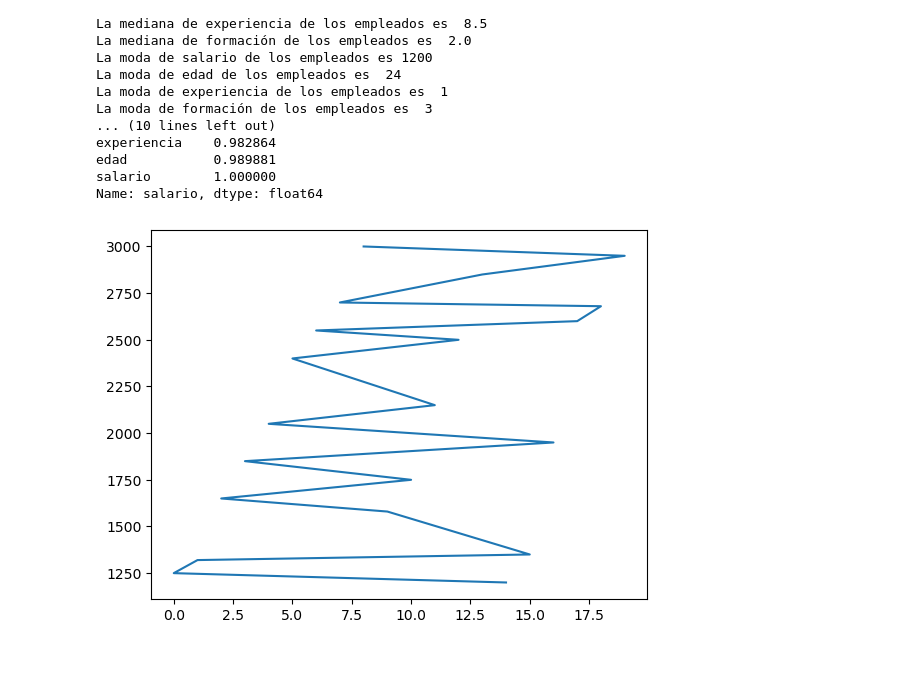
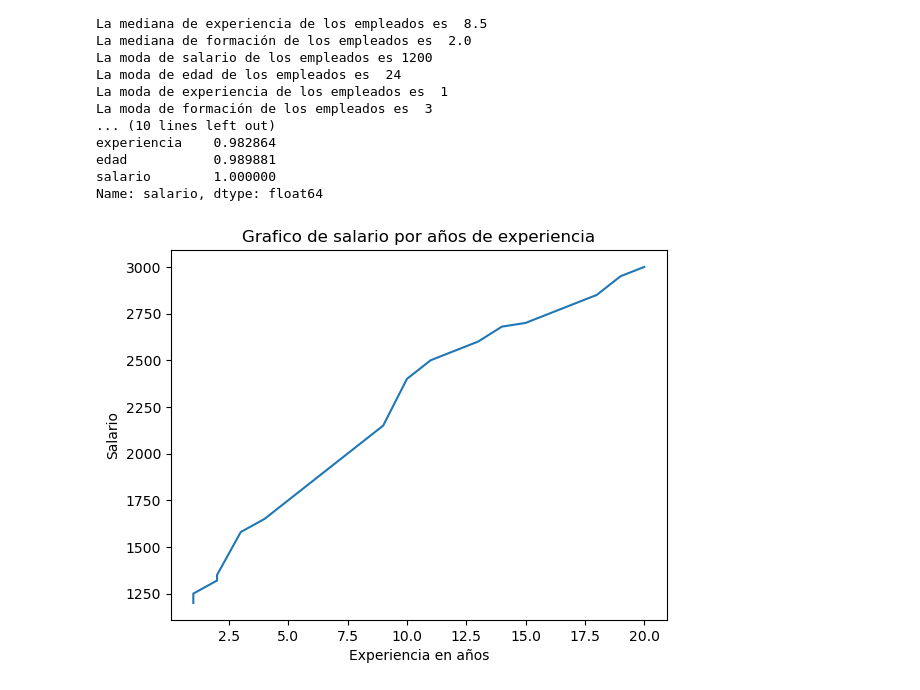
Before and after one commit to manuelo24-jpg/Documentos, a Jupyter notebook: Saa/PruebaEstadistica/RegresionLineal1/anaconda.ipynb, the cells around one changed output. Drawn from its saved outputs; the diff is of its cells as text; code cells hidden in the pictures; blank space fills up the shorter version.

```diff
--- a/Saa/PruebaEstadistica/RegresionLineal1/anaconda.ipynb
+++ b/Saa/PruebaEstadistica/RegresionLineal1/anaconda.ipynb
@@ -148,14 +148,16 @@ Name: salario, dtype: float64
 # %%
 """3. Preparación de los datos
 Separa las variables independientes (X) y la variable dependiente (y). y:salario X: edad, experiencia, formacion, horas_extra
 Divide el conjunto de datos en conjunto de entrenamiento y de prueba (por ejemplo, 80 % / 20 %).
 Justifica brevemente por qué es necesaria esta división."""
 
 import matplotlib.pyplot as plt
 
-plt.plot(dfEmployees['salario'])
-plt.plot()
+plt.plot(dfEmployees['experiencia'],dfEmployees['salario'])
+plt.title("Grafico de salario por años de experiencia")
+plt.xlabel("Experiencia en años")
+plt.ylabel("Salario")
 plt.show()
 # %% [output]
-[figure, old version]
+[figure, new version]
 # %%
```
Also changed, not shown: parts of 7 cells of this notebook, 4 other files.
